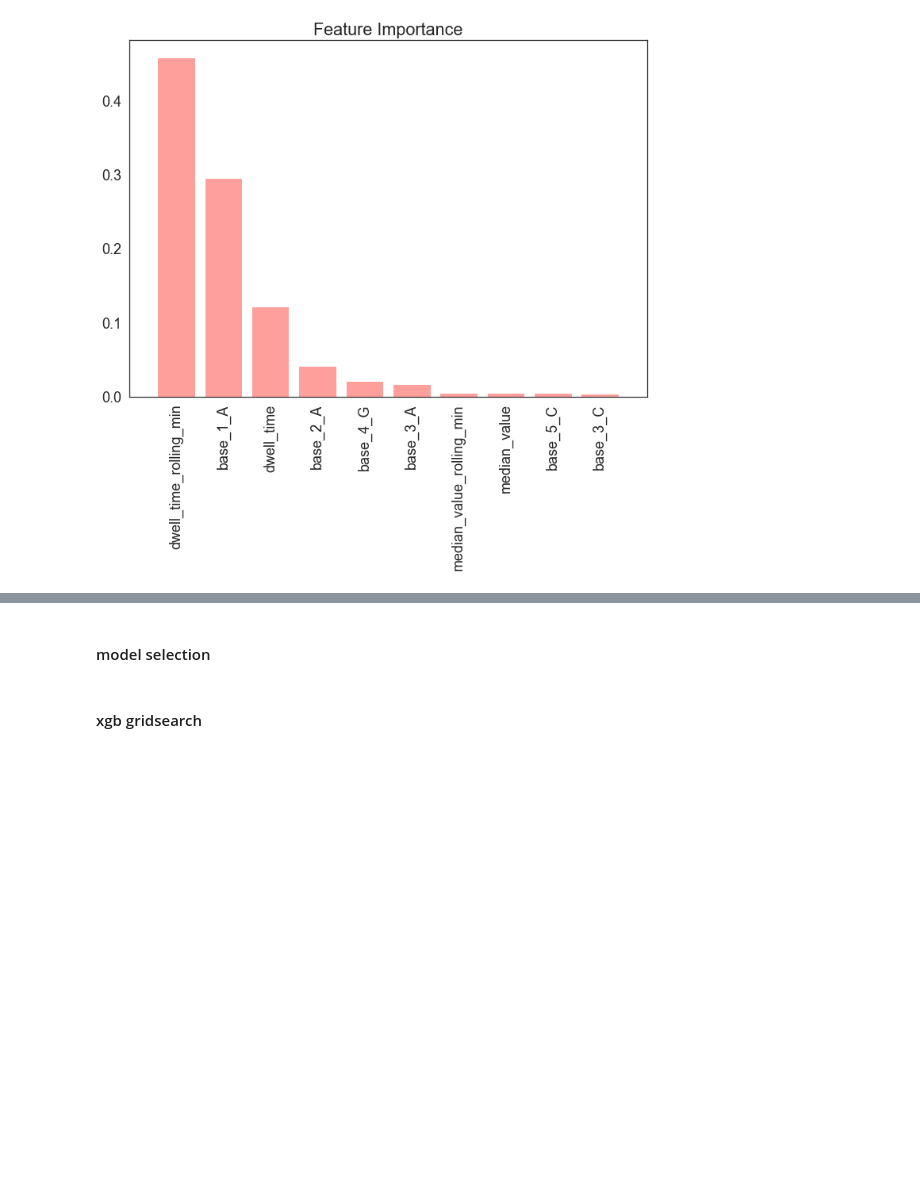
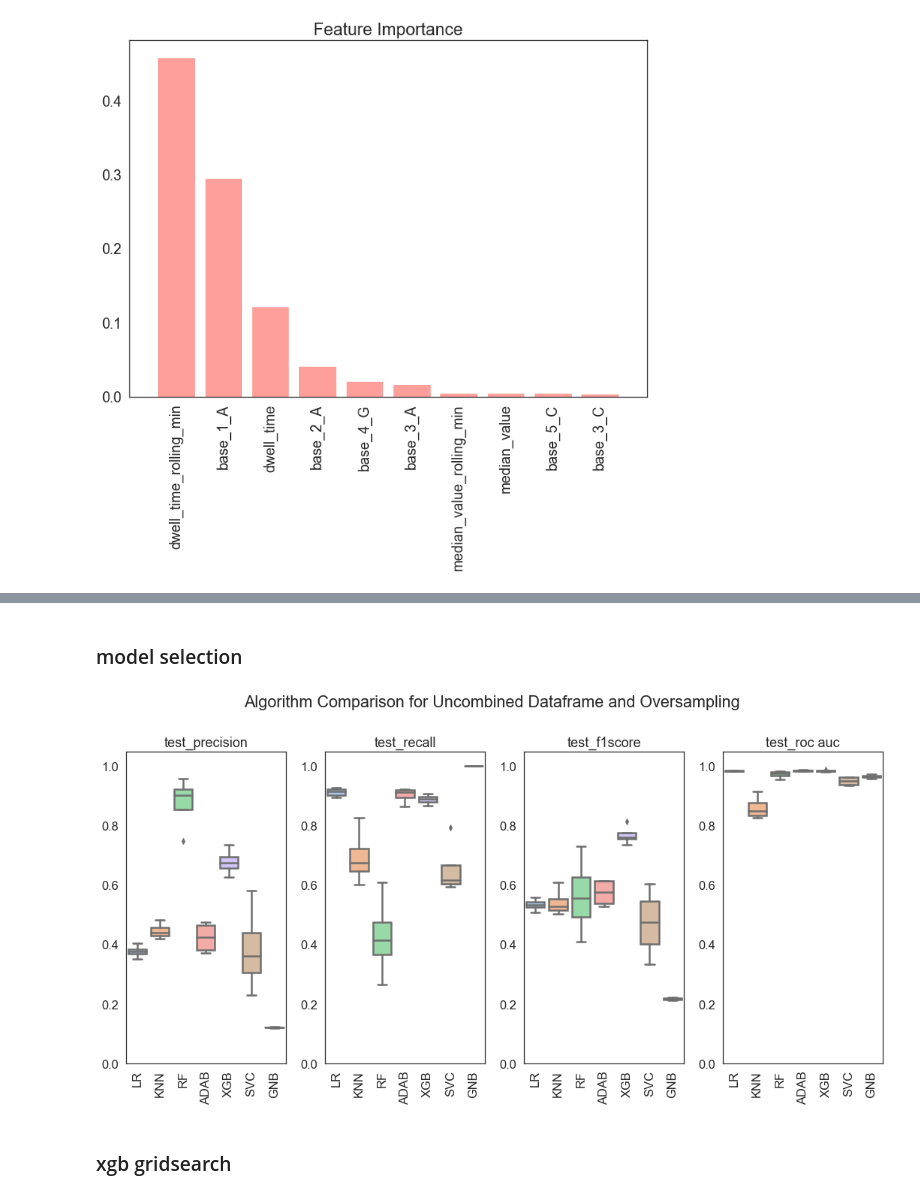
Before and after one commit to Karsten-Yan/ky-nf-capstone, a Jupyter notebook: 2_Predictive_Modelling.ipynb, the cells around one changed output, grey strips where cells are left out. Cells and saved outputs as stored; diff of their text form; code cells hidden in the pictures; blank space fills up the shorter version.

```diff
--- a/2_Predictive_Modelling.ipynb
+++ b/2_Predictive_Modelling.ipynb
@@ -277,7 +308,7 @@ labels = X_finaltest_not_combined.ref_number.values
 cv_by_hand = [(np.where(labels != label)[0], np.where(labels == label)[0])
                for label in np.unique(labels)]
 # %%
-grid_xgb = GridSearchCV(model_xgb, param_grid_xgb, scoring = "f1", return_train_score=False,n_jobs=-1,cv = cv_by_hand)
+grid_xgb = GridSearchCV(model_xgb, param_grid_xgb, scoring = "f1", return_train_score=False,n_jobs=-1,cv = cv_by_hand, verbose=3)
 grid_xgb.fit(X_finaltest_not_combined, y_finaltest_not_combined)
 print(grid_xgb.best_params_)
 # %% [output]
@@ -363,8 +447,12 @@ plt.xticks(rotation=90);
 # %%
 smotet = SMOTETomek(sampling_strategy = 'minority', random_state = seed, n_jobs = -1)
 # %% [markdown]
-#### model selection
+### model selection
 # %%
-sel_os = ModelSelector(preprocessor_not_combined, smotet)
+sel_os = ModelSelector(preprocessor_not_combined, smotet, instance_name = "Uncombined Dataframe and Oversampling")
 
 sel_os.select_model(X_finaltest_not_combined, y_finaltest_not_combined, True)
+# %%
+sel_os.plot_selection()
+# %% [output]
+[figure, added]
@@ -371,3 +461,3 @@ sel_os.select_model(X_finaltest_not_combined, y_finaltest_not_combined, True)
 # %% [markdown]
-#### xgb gridsearch
+### xgb gridsearch
 # %%
```
Also changed, not shown: parts of 119 cells of this notebook, 2 other files.
